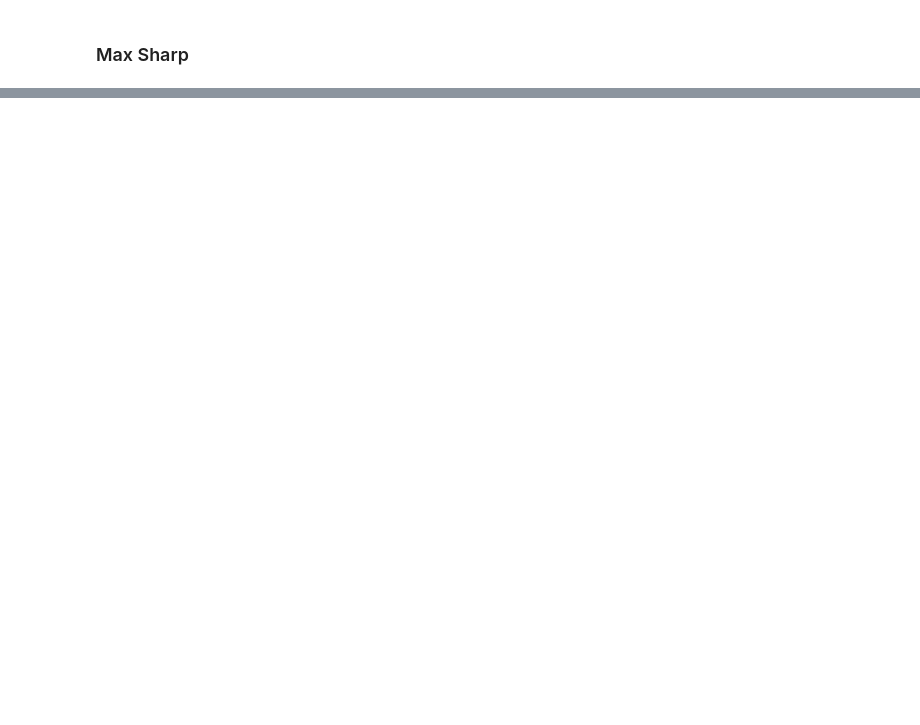
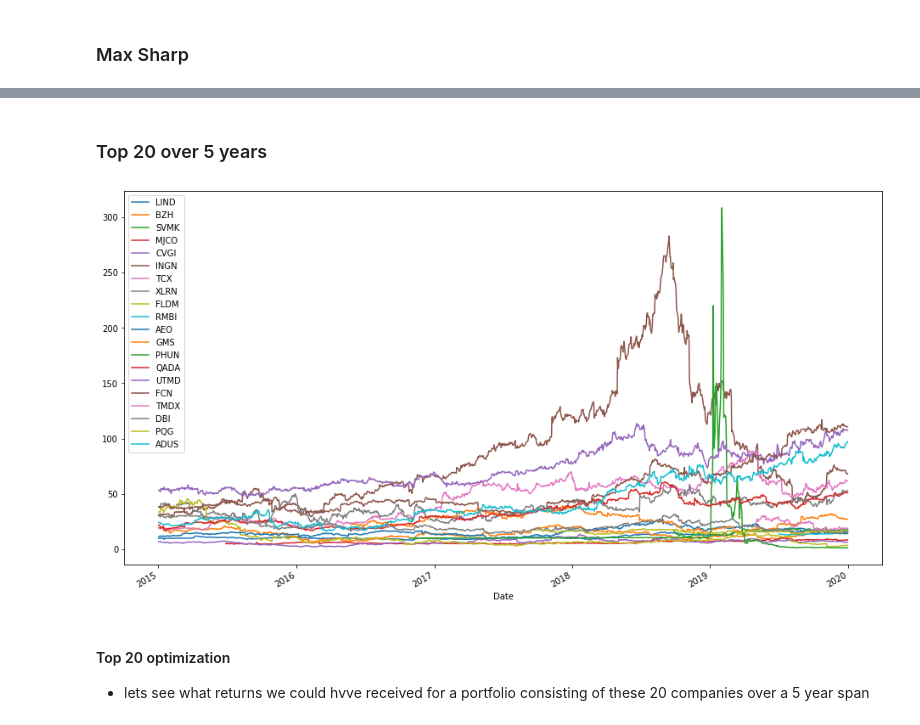
Before and after one commit to Berkat0789/Portfolio, a Jupyter notebook: Finance/Russell 2000 daily Analysis - Dips and Spikes/Russell 2000 2020 analysis -> fetching Dips, Spikes, Penny Stocks.ipynb, the cells around one changed output, grey strips where cells are left out. Cells and saved outputs as stored; diff of their text form; code cells hidden in the pictures; blank space fills up the shorter version.

```diff
--- a/Finance/Russell 2000 daily Analysis - Dips and Spikes/Russell 2000 2020 analysis -> fetching Dips, Spikes, Penny Stocks.ipynb
+++ b/Finance/Russell 2000 daily Analysis - Dips and Spikes/Russell 2000 2020 analysis -> fetching Dips, Spikes, Penny Stocks.ipynb
@@ -305,0 +392,20 @@ plt.scatter(all_vol, all_returns)
+# %%
+top_20_russ = russell_2020_optimize[russell_2020_optimize["returns"] == russell_2020_optimize["returns"].max() ].transpose().drop(["returns"
+                                                                    , "vol", "sharp"]).sort_values(971, ascending = False).head(20)
+# %%
+top_20_20202_russ_tickers = list(top_20_russ.index)
+# %% [markdown]
+### Top 20 over 5 years
+# %%
+top_20_weighted_companies = pd.DataFrame()
+# %%
+for t in top_20_20202_russ_tickers:
+    top_20_weighted_companies[t] = web.DataReader(t, data_source="yahoo", start = "2015-1-1", end = "2019-12-31")["Adj Close"]
+# %%
+top_20_weighted_companies.plot(figsize = (16,9))
+plt.savefig("resources/top_20_optimized.png")
+# %% [output]
+[figure, added]
+# %% [markdown]
+#### Top 20 optimization
+- lets see what returns we could hvve received for a portfolio consisting of these 20 companies over a 5 year span
```
Also changed, not shown: parts of 44 cells of this notebook, 17 other files.
